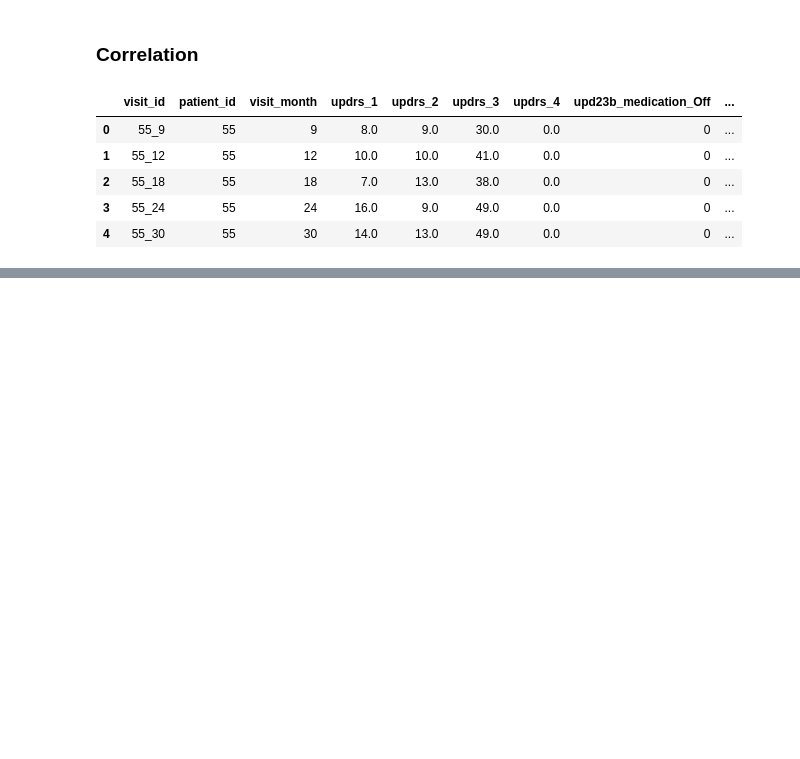
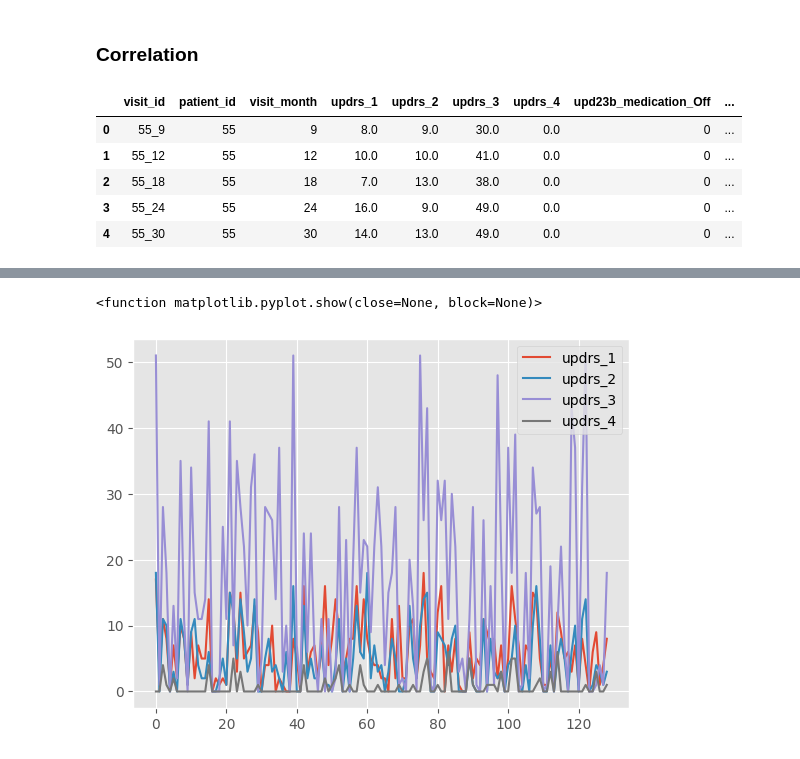
Before and after one commit to AlfredT15/AMP-Parkinsons, a Jupyter notebook: notebooks/exploration.ipynb, the cells around one changed output, grey strips where cells are left out. Drawn from its saved outputs; the diff is of its cells as text; code cells hidden in the pictures; blank space fills up the shorter version.

```diff
--- a/notebooks/exploration.ipynb
+++ b/notebooks/exploration.ipynb
@@ -445,0 +451,13 @@ ModuleNotFoundError: No module named 'allennlp.commands.elmo'
+# %%
+ending_data = pd.read_csv("/home/alfred/Code/Kaggle/AMP-Parkinsons/data/grouped_by_month_prot/month_36.csv")
+scores = ['updrs_1','updrs_2','updrs_3','updrs_4']
+ax = plt.subplot()
+
+for score in scores:
+    ax.plot(ending_data[score], label = score)
+
+ax.legend()
+plt.show
+# %% [output]
+<function matplotlib.pyplot.show(close=None, block=None)>
+[figure, added]
```
Also changed, not shown: parts of 5 cells of this notebook, 25 other files.
